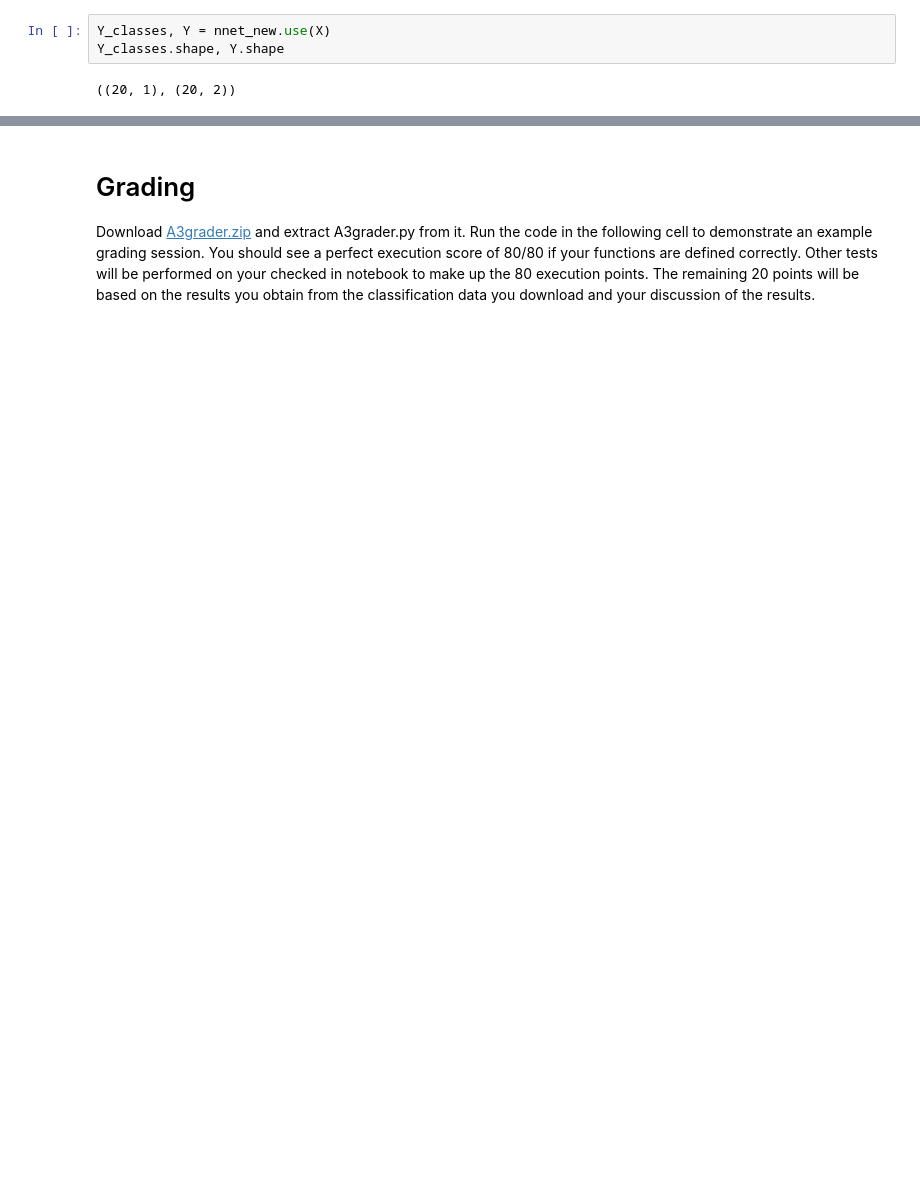
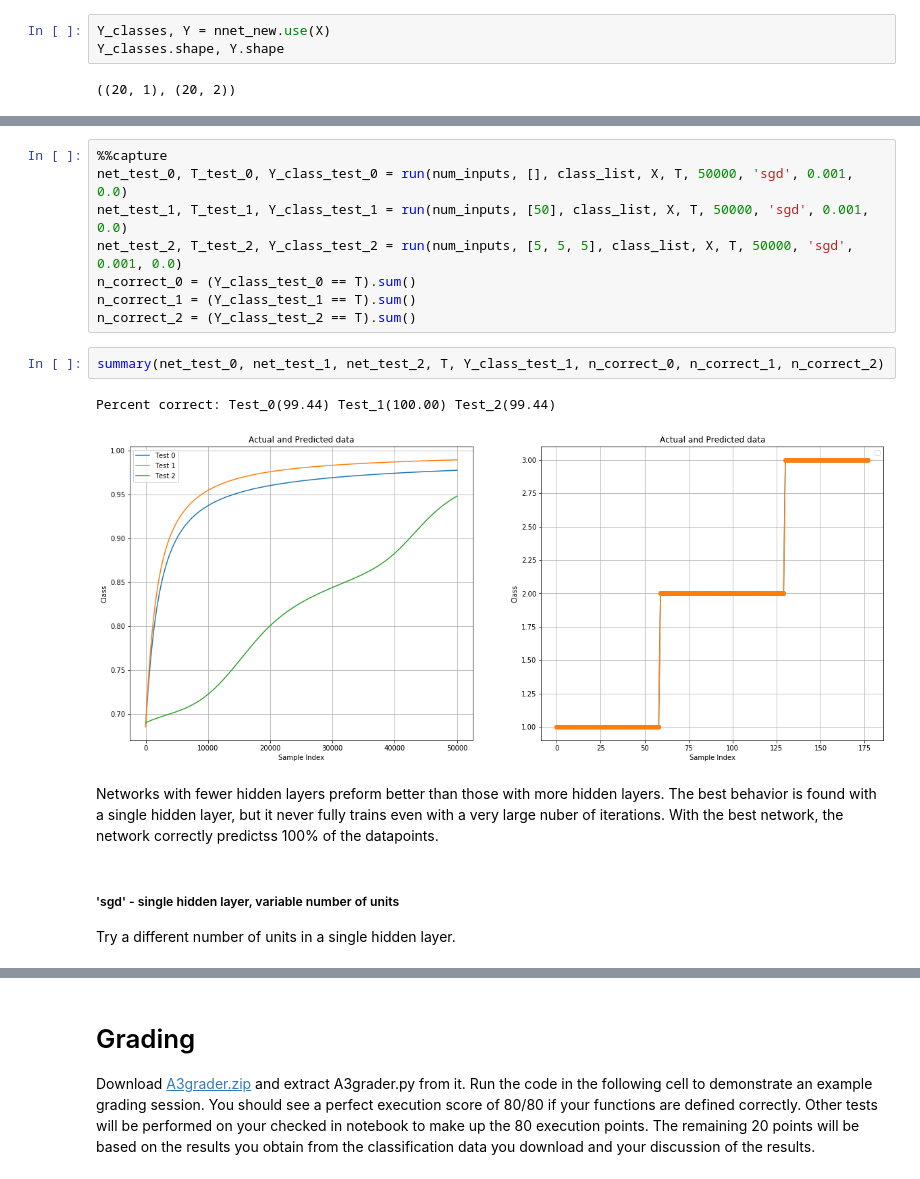
Before and after one commit to bstaab/CS545_MachineLearning, a Jupyter notebook: assignments/A3/Staab-A3.ipynb, the cells around one changed output, grey strips where cells are left out. Drawn from its saved outputs; the diff is of its cells as text; blank space fills up the shorter version.

```diff
--- a/assignments/A3/Staab-A3.ipynb
+++ b/assignments/A3/Staab-A3.ipynb
@@ -634,0 +526,18 @@ plt.legend(['Target Class', 'Predicted Class']);
+# %%
+%%capture
+net_test_0, T_test_0, Y_class_test_0 = run(num_inputs, [], class_list, X, T, 50000, 'sgd', 0.001, 0.0)
+net_test_1, T_test_1, Y_class_test_1 = run(num_inputs, [50], class_list, X, T, 50000, 'sgd', 0.001, 0.0)
+net_test_2, T_test_2, Y_class_test_2 = run(num_inputs, [5, 5, 5], class_list, X, T, 50000, 'sgd', 0.001, 0.0)
+n_correct_0 = (Y_class_test_0 == T).sum()
+n_correct_1 = (Y_class_test_1 == T).sum()
+n_correct_2 = (Y_class_test_2 == T).sum()
+# %%
+summary(net_test_0, net_test_1, net_test_2, T, Y_class_test_1, n_correct_0, n_correct_1, n_correct_2)
+# %% [output]
+Percent correct: Test_0(99.44) Test_1(100.00) Test_2(99.44)
+[figure, added]
+# %% [markdown]
+Networks with fewer hidden layers preform better than those with more hidden layers.  The best behavior is found with a single hidden layer, but it never fully trains even with a very large nuber of iterations.   With the best network, the network correctly predictss 100% of the datapoints.
+# %% [markdown]
+##### 'sgd' - single hidden layer, variable number of units
+Try a different number of units in a single hidden layer.
```
Also changed, not shown: parts of 132 cells of this notebook, 1 other file.
